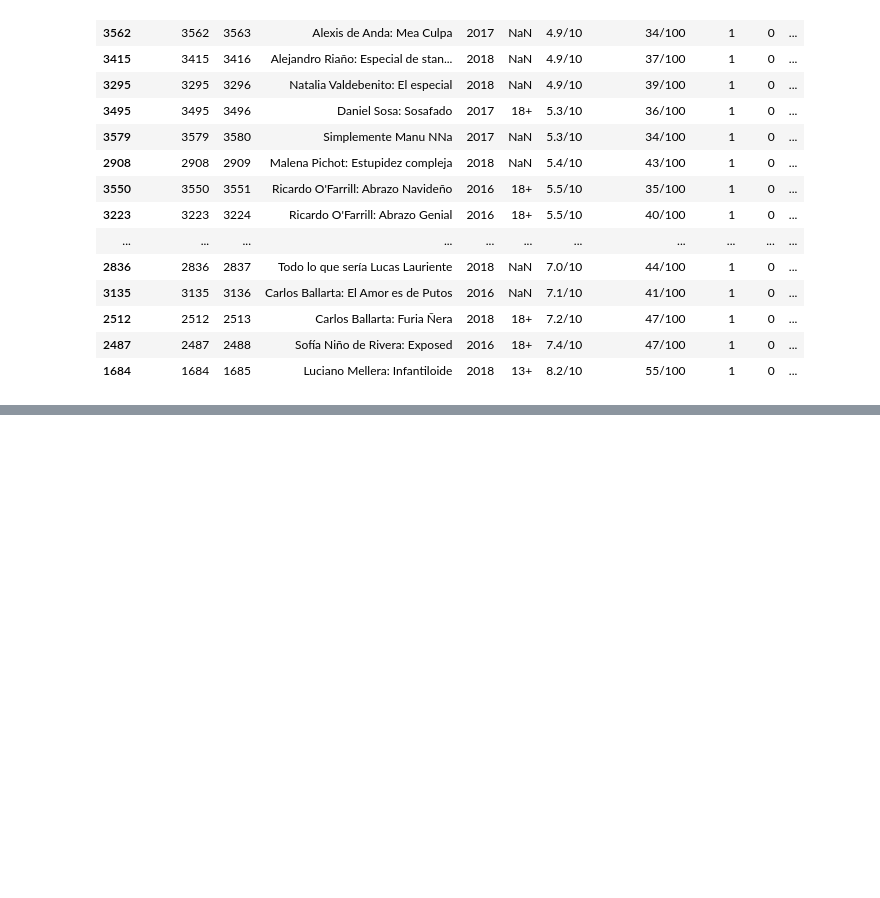
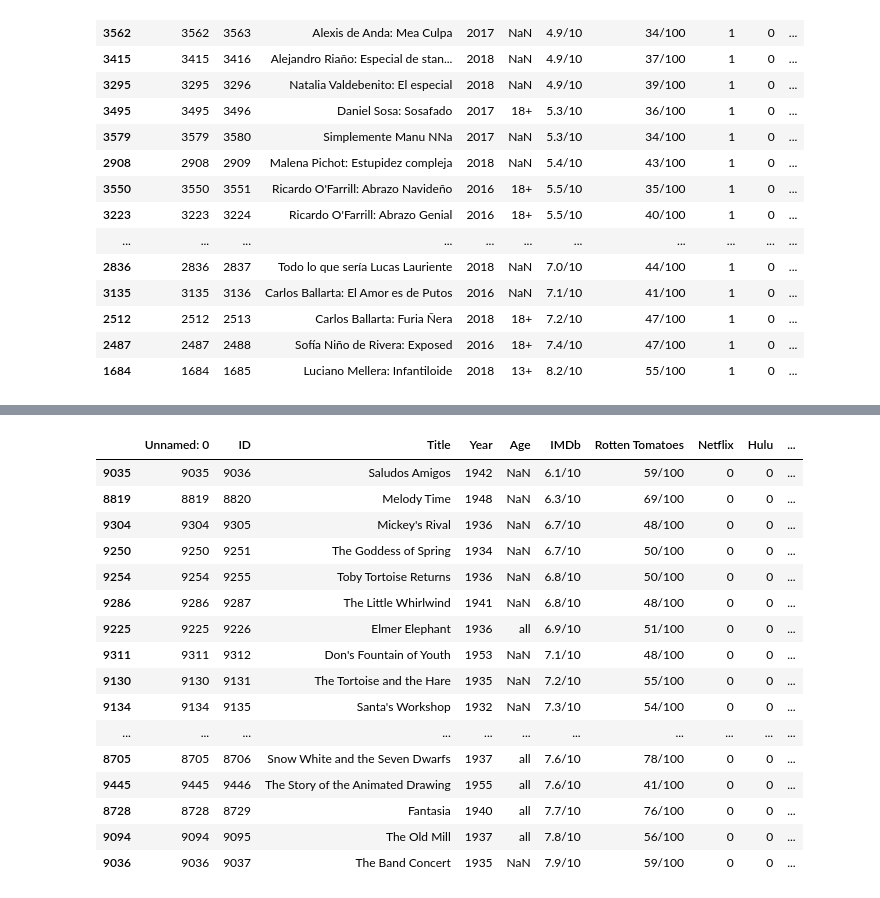
Before and after one commit to Razorlance/Dsba_project, a Jupyter notebook: calculations.ipynb, the cells around one changed output, grey strips where cells are left out. Drawn from its saved outputs; the diff is of its cells as text; code cells hidden in the pictures; blank space fills up the shorter version.

```diff
--- a/calculations.ipynb
+++ b/calculations.ipynb
@@ -148,0 +178,20 @@ Netflix_release[Netflix_release["Directors"].str.contains("Raúl Campos") == Tru
+# %%
+data[data["Directors"].str.contains("Wilfred Jackson") == True].sort_values(by="IMDb")
+# %% [output]
+|  | Unnamed: 0 | ID | Title | Year | Age | IMDb | Rotten Tomatoes | Netflix | Hulu | ... |
+| 9035 | 9035 | 9036 | Saludos Amigos | 1942 | NaN | 6.1/10 | 59/100 | 0 | 0 | ... |
+| 8819 | 8819 | 8820 | Melody Time | 1948 | NaN | 6.3/10 | 69/100 | 0 | 0 | ... |
+| 9304 | 9304 | 9305 | Mickey's Rival | 1936 | NaN | 6.7/10 | 48/100 | 0 | 0 | ... |
+| 9250 | 9250 | 9251 | The Goddess of Spring | 1934 | NaN | 6.7/10 | 50/100 | 0 | 0 | ... |
+| 9254 | 9254 | 9255 | Toby Tortoise Returns | 1936 | NaN | 6.8/10 | 50/100 | 0 | 0 | ... |
+| 9286 | 9286 | 9287 | The Little Whirlwind | 1941 | NaN | 6.8/10 | 48/100 | 0 | 0 | ... |
+| 9225 | 9225 | 9226 | Elmer Elephant | 1936 | all | 6.9/10 | 51/100 | 0 | 0 | ... |
+| 9311 | 9311 | 9312 | Don's Fountain of Youth | 1953 | NaN | 7.1/10 | 48/100 | 0 | 0 | ... |
+| 9130 | 9130 | 9131 | The Tortoise and the Hare | 1935 | NaN | 7.2/10 | 55/100 | 0 | 0 | ... |
+| 9134 | 9134 | 9135 | Santa's Workshop | 1932 | NaN | 7.3/10 | 54/100 | 0 | 0 | ... |
+| ... | ... | ... | ... | ... | ... | ... | ... | ... | ... | ... |
+| 8705 | 8705 | 8706 | Snow White and the Seven Dwarfs | 1937 | all | 7.6/10 | 78/100 | 0 | 0 | ... |
+| 9445 | 9445 | 9446 | The Story of the Animated Drawing | 1955 | all | 7.6/10 | 41/100 | 0 | 0 | ... |
+| 8728 | 8728 | 8729 | Fantasia | 1940 | all | 7.7/10 | 76/100 | 0 | 0 | ... |
+| 9094 | 9094 | 9095 | The Old Mill | 1937 | all | 7.8/10 | 56/100 | 0 | 0 | ... |
+| 9036 | 9036 | 9037 | The Band Concert | 1935 | NaN | 7.9/10 | 59/100 | 0 | 0 | ... |
```
Also changed, not shown: parts of 10 cells of this notebook, 9 other files.
